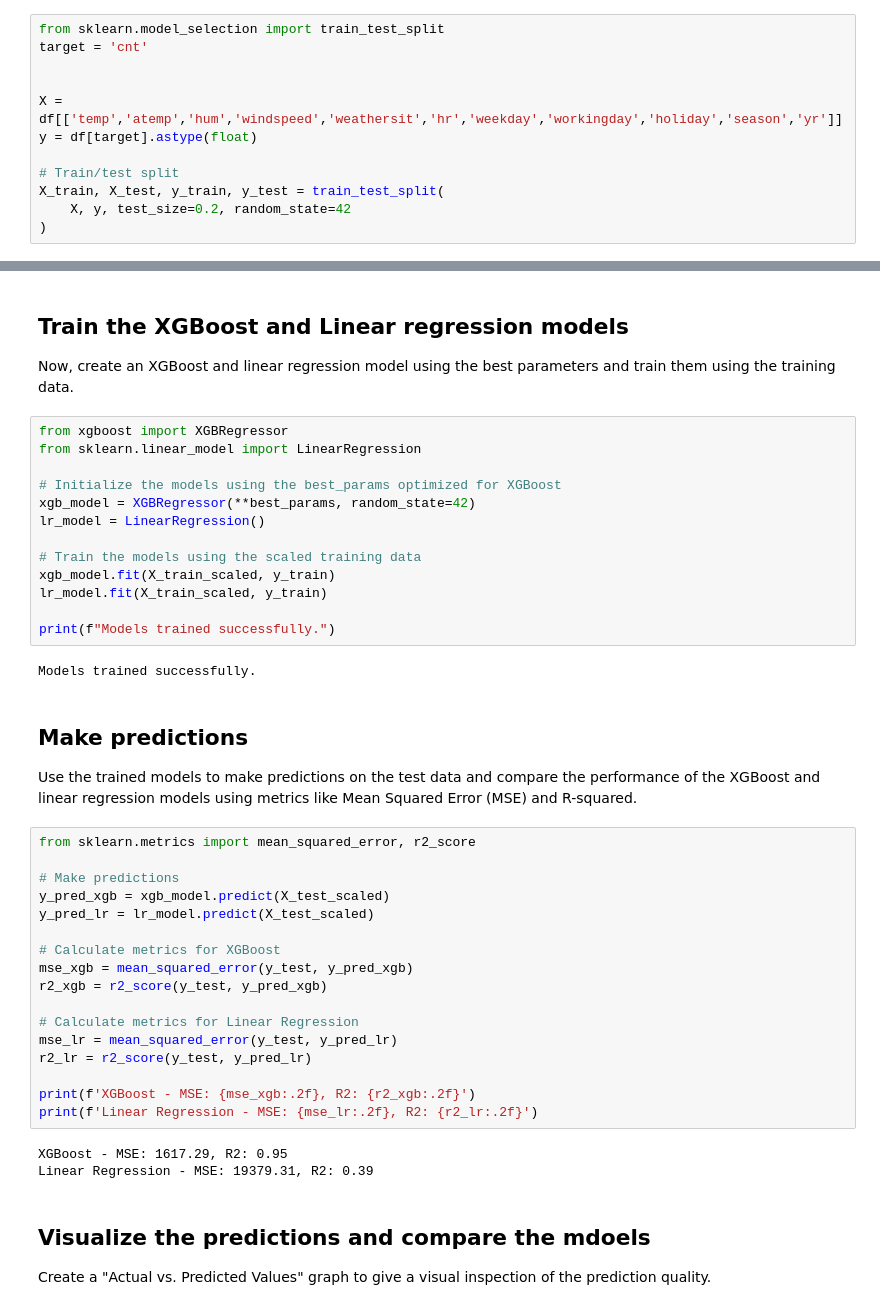
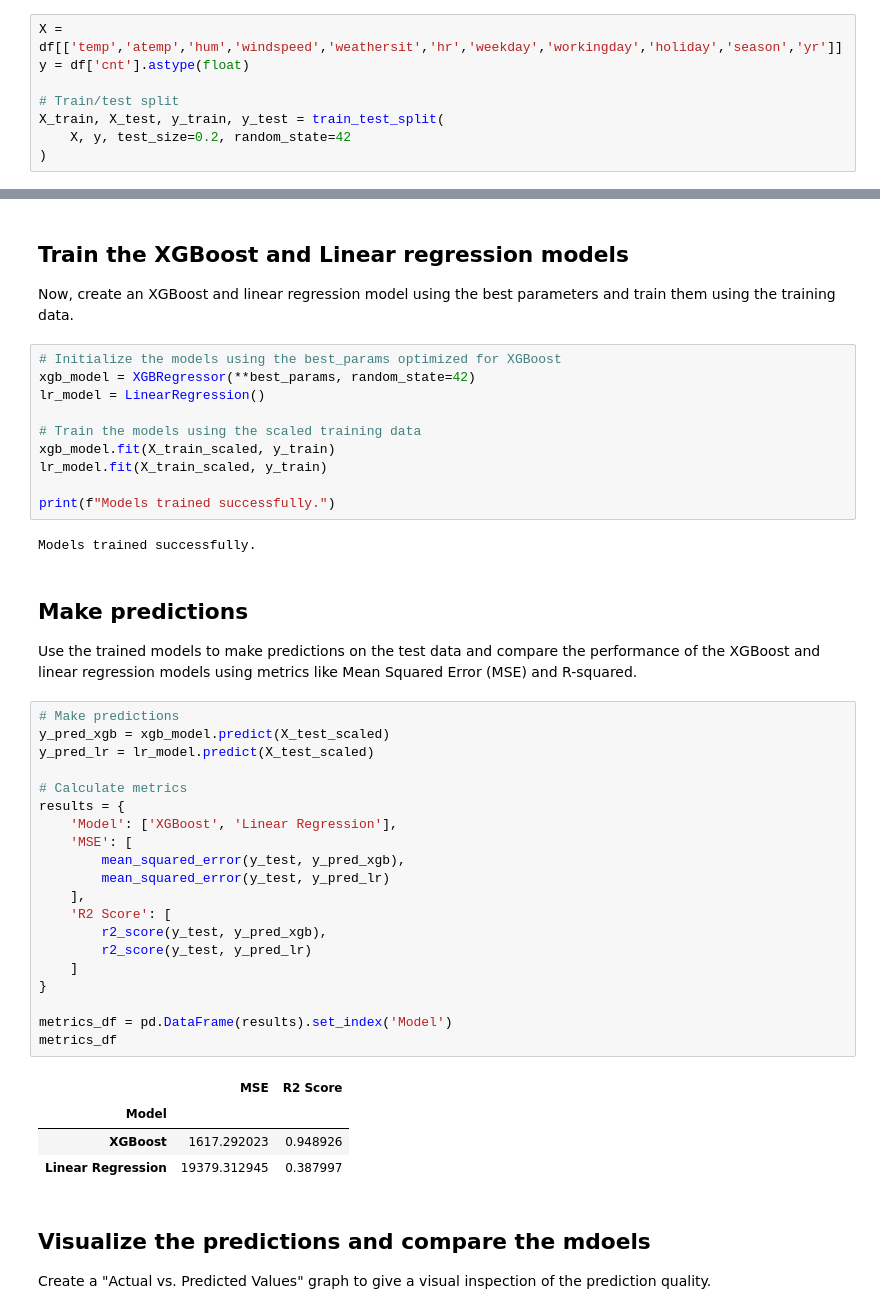
Before and after one commit to jankotschy/Applied-AI-in-Transportation, a Jupyter notebook: Exercise_2_regression_model/Assignment_1_Regression_model.ipynb, the cells around one changed output, grey strips where cells are left out. Cells and saved outputs as stored; diff of their text form.

```diff
--- a/Exercise_2_regression_model/Assignment_1_Regression_model.ipynb
+++ b/Exercise_2_regression_model/Assignment_1_Regression_model.ipynb
@@ -86,12 +93,8 @@ dtype: float64
 - Predictors: weather (`temp`, `atemp`, `hum`, `windspeed`, `weathersit`), calendar (`hr`, `weekday`, `workingday`, `holiday`, `season`), and `yr`.
 - We keep it simple; you can expand features (e.g., interactions) later.
 # %%
-from sklearn.model_selection import train_test_split
-target = 'cnt'
-
-
 X = df[['temp','atemp','hum','windspeed','weathersit','hr','weekday','workingday','holiday','season','yr']]
-y = df[target].astype(float)
+y = df['cnt'].astype(float)
 
 # Train/test split
 X_train, X_test, y_train, y_test = train_test_split(
@@ -159,9 +157,6 @@ Best Score (Negative MSE): -1788.0234713195837
 ## Train the XGBoost and Linear regression models
 Now, create an XGBoost and linear regression model using the best parameters and train them using the training data.
 # %%
-from xgboost import XGBRegressor
-from sklearn.linear_model import LinearRegression
-
 # Initialize the models using the best_params optimized for XGBoost
 xgb_model = XGBRegressor(**best_params, random_state=42)
 lr_model = LinearRegression()
@@ -176,26 +171,31 @@ Models trained successfully.
 # %% [markdown]
 ## Make predictions
 Use the trained models to make predictions on the test data and compare the performance of the XGBoost and linear regression models using metrics like Mean Squared Error (MSE) and R-squared.
-# %%
-from sklearn.metrics import mean_squared_error, r2_score
-
-# Make predictions
-y_pred_xgb = xgb_model.predict(X_test_scaled)
-y_pred_lr = lr_model.predict(X_test_scaled)
-
-# Calculate metrics for XGBoost
-mse_xgb = mean_squared_error(y_test, y_pred_xgb)
-r2_xgb = r2_score(y_test, y_pred_xgb)
-
-# Calculate metrics for Linear Regression
-mse_lr = mean_squared_error(y_test, y_pred_lr)
-r2_lr = r2_score(y_test, y_pred_lr)
-
-print(f'XGBoost - MSE: {mse_xgb:.2f}, R2: {r2_xgb:.2f}')
-print(f'Linear Regression - MSE: {mse_lr:.2f}, R2: {r2_lr:.2f}')
-# %% [output]
-XGBoost - MSE: 1617.29, R2: 0.95
-Linear Regression - MSE: 19379.31, R2: 0.39
+# %%
+# Make predictions
+y_pred_xgb = xgb_model.predict(X_test_scaled)
+y_pred_lr = lr_model.predict(X_test_scaled)
+
+# Calculate metrics
+results = {
+    'Model': ['XGBoost', 'Linear Regression'],
+    'MSE': [
+        mean_squared_error(y_test, y_pred_xgb),
+        mean_squared_error(y_test, y_pred_lr)
+    ],
+    'R2 Score': [
+        r2_score(y_test, y_pred_xgb),
+        r2_score(y_test, y_pred_lr)
+    ]
+}
+
+metrics_df = pd.DataFrame(results).set_index('Model')
+metrics_df
+# %% [output]
+|  | MSE | R2 Score |
+| Model |  |  |
+| XGBoost | 1617.292023 | 0.948926 |
+| Linear Regression | 19379.312945 | 0.387997 |
 # %% [markdown]
 ## Visualize the predictions and compare the mdoels
 Create a "Actual vs. Predicted Values" graph to give a visual inspection of the prediction quality.
```
Also changed, not shown: parts of 5 cells of this notebook.
